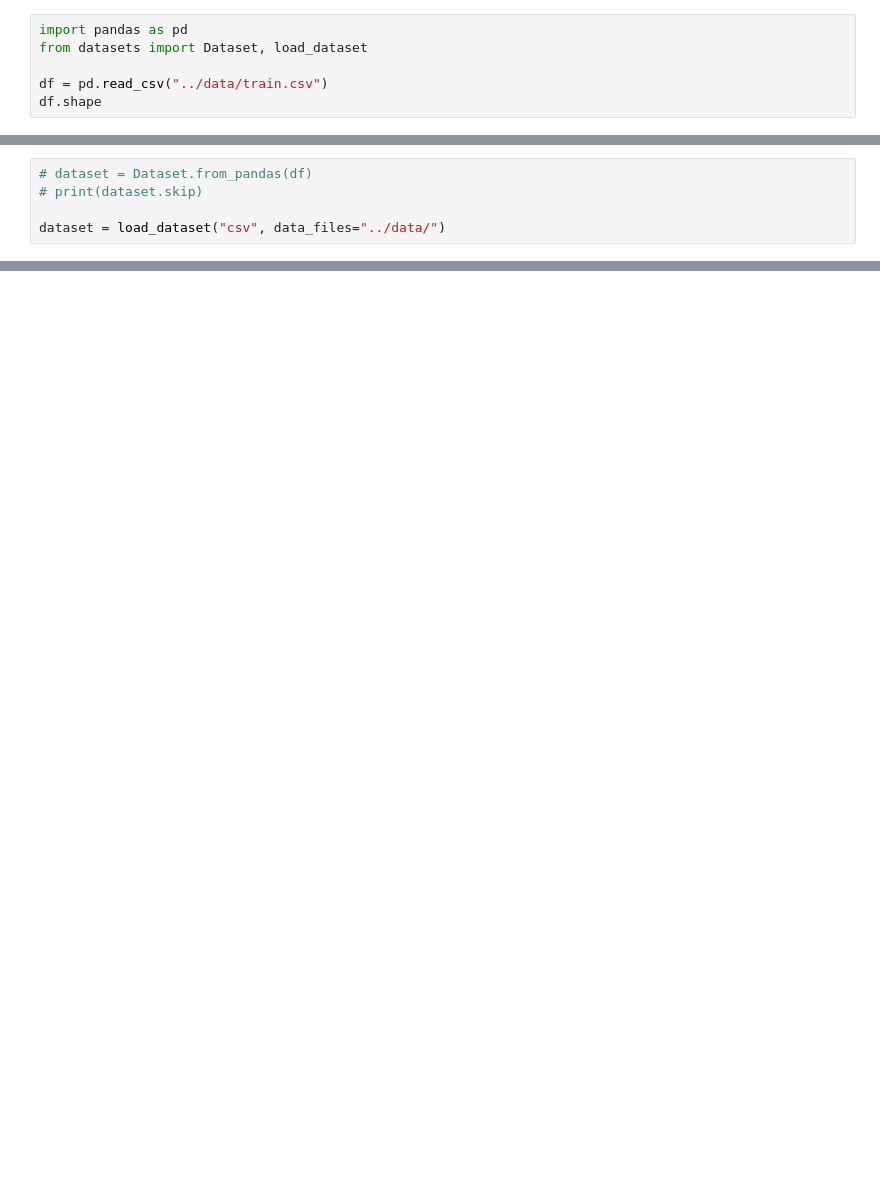
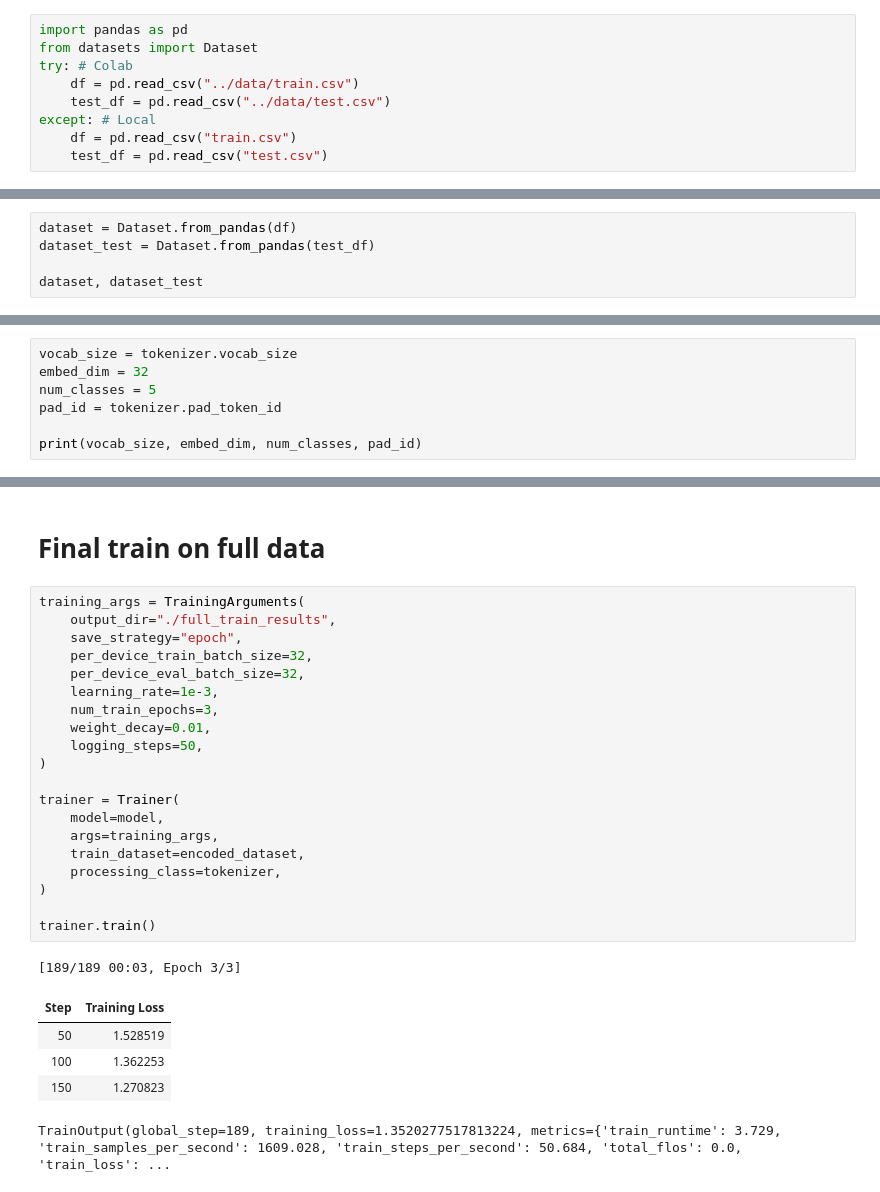
Before and after one commit to Better-Than-You/smart-mcq-solver, a Jupyter notebook: code/testing.ipynb, the cells around one changed output, grey strips where cells are left out. Drawn from its saved outputs; the diff is of its cells as text; blank space fills up the shorter version.

Commit message:
ml5 + debarta failed attept + model3

```diff
--- a/code/testing.ipynb
+++ b/code/testing.ipynb
@@ -10,6 +12,9 @@ device(type='cpu')
 # %%
 import pandas as pd
-from datasets import Dataset, load_dataset
-
-df = pd.read_csv("../data/train.csv")
-df.shape
+from datasets import Dataset
+try: # Colab
+    df = pd.read_csv("../data/train.csv")
+    test_df = pd.read_csv("../data/test.csv")
+except: # Local
+    df = pd.read_csv("train.csv")
+    test_df = pd.read_csv("test.csv")
@@ -18,6 +21,6 @@ df.shape
 # %%
-# dataset = Dataset.from_pandas(df)
-# print(dataset.skip)
+dataset = Dataset.from_pandas(df)
+dataset_test = Dataset.from_pandas(test_df)
 
-dataset = load_dataset("csv", data_files="../data/")
+dataset, dataset_test
 # %% [output]
@@ -24,0 +164,7 @@ FileNotFoundError: Unable to find '/home/phoenix/Projects/college stuff/smart-mc
+# %%
+vocab_size = tokenizer.vocab_size
+embed_dim = 32
+num_classes = 5
+pad_id = tokenizer.pad_token_id
+
+print(vocab_size, embed_dim, num_classes, pad_id)
@@ -24,0 +323,29 @@ FileNotFoundError: Unable to find '/home/phoenix/Projects/college stuff/smart-mc
+# %% [markdown]
+# Final train on full data
+# %%
+training_args = TrainingArguments(
+    output_dir="./full_train_results",
+    save_strategy="epoch",
+    per_device_train_batch_size=32,
+    per_device_eval_batch_size=32,
+    learning_rate=1e-3,
+    num_train_epochs=3,
+    weight_decay=0.01,
+    logging_steps=50,
+)
+
+trainer = Trainer(
+    model=model,
+    args=training_args,
+    train_dataset=encoded_dataset,
+    processing_class=tokenizer,
+)
+
+trainer.train()
+# %% [output]
+[189/189 00:03, Epoch 3/3]
+| Step | Training Loss |
+| 50 | 1.528519 |
+| 100 | 1.362253 |
+| 150 | 1.270823 |
+TrainOutput(global_step=189, training_loss=1.3520277517813224, metrics={'train_runtime': 3.729, 'train_samples_per_second': 1609.028, 'train_steps_per_second': 50.684, 'total_flos': 0.0, 'train_loss': ...
```
Also changed, not shown: parts of 27 cells of this notebook, 3 other files.
